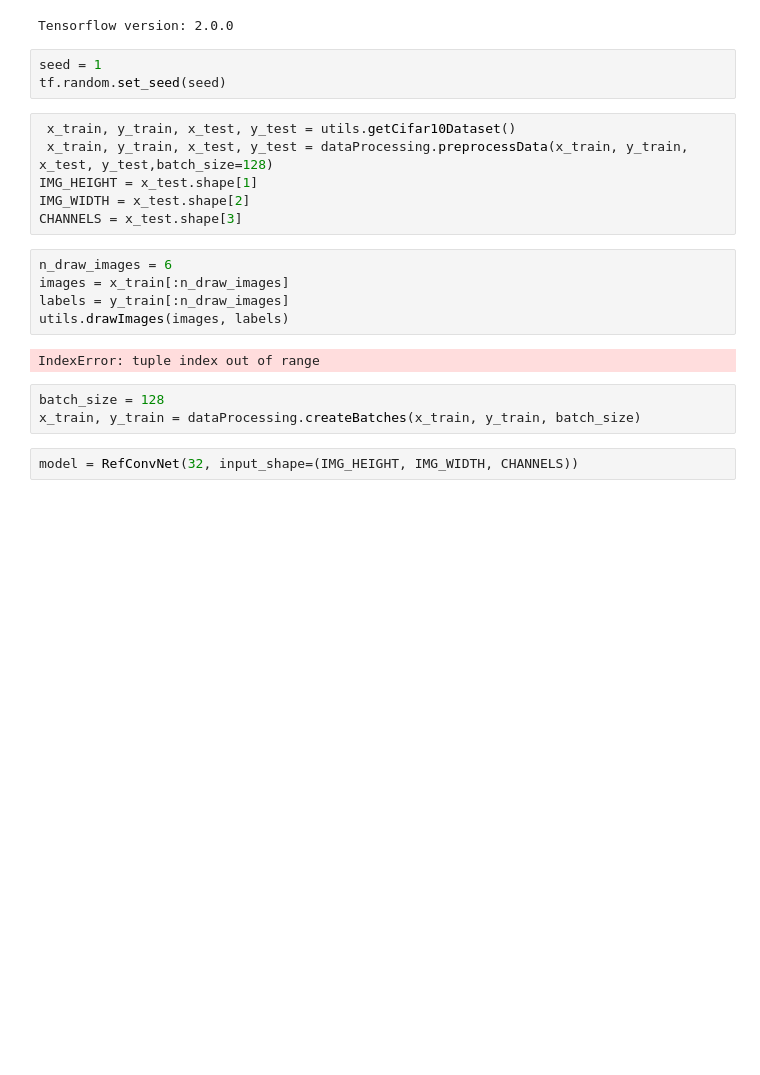
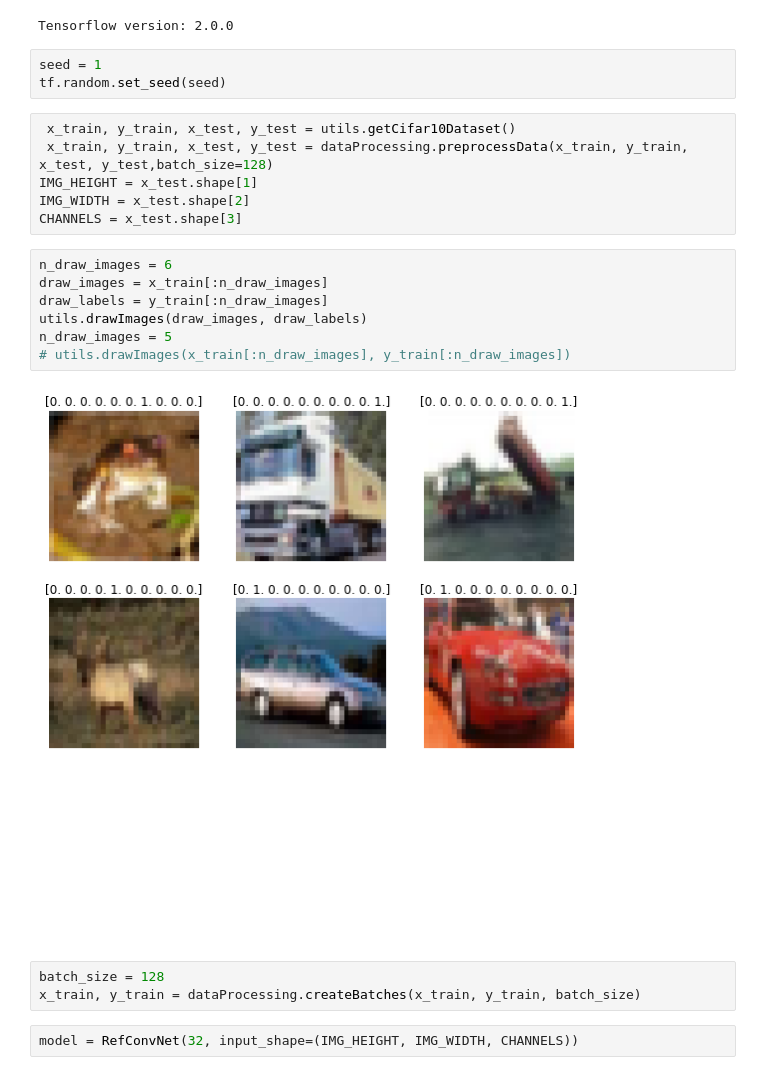
Before and after one commit to Celsuss/Residual_Attention_Network_for_Image_Classification, a Jupyter notebook: training.ipynb, the cells around one changed output. Cells and saved outputs as stored; diff of their text form; blank space fills up the shorter version.

```diff
--- a/training.ipynb
+++ b/training.ipynb
@@ -19,11 +21,13 @@ IMG_WIDTH = x_test.shape[2]
 CHANNELS = x_test.shape[3]
 # %%
 n_draw_images = 6
-images = x_train[:n_draw_images]
-labels = y_train[:n_draw_images]
-utils.drawImages(images, labels)
+draw_images = x_train[:n_draw_images]
+draw_labels = y_train[:n_draw_images]
+utils.drawImages(draw_images, draw_labels)
+n_draw_images = 5
+# utils.drawImages(x_train[:n_draw_images], y_train[:n_draw_images])
 # %% [output]
-IndexError: tuple index out of range
+[figure, added]
 # %%
 batch_size = 128
 x_train, y_train = dataProcessing.createBatches(x_train, y_train, batch_size)
```
Also changed, not shown: parts of 2 cells of this notebook.
